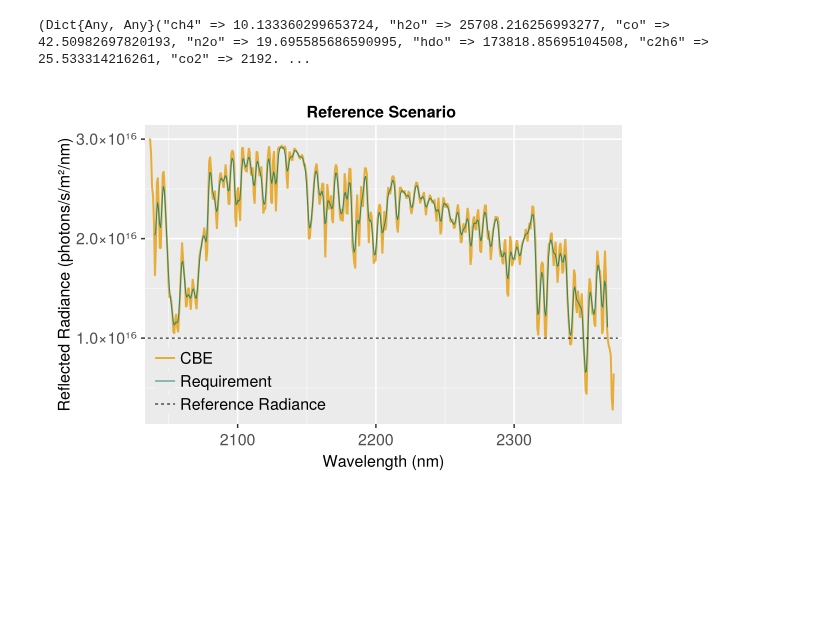
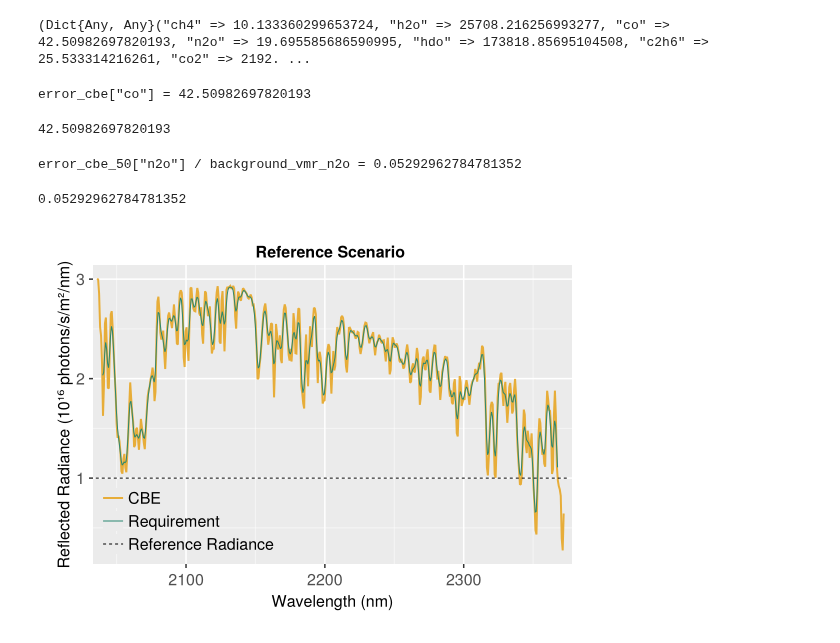
Before and after one commit to Carbon-I/CarbonI, a Jupyter notebook: src/notebooks/Level1-Req-5.ipynb, the cells around one changed output. Cells and saved outputs as stored; diff of their text form; code cells hidden in the pictures; blank space fills up the shorter version.

```diff
--- a/src/notebooks/Level1-Req-5.ipynb
+++ b/src/notebooks/Level1-Req-5.ipynb
@@ -133,19 +138,34 @@ error_req, F_req = calc_rel_error(req_specs, x_req, solarIrr_req, refl_req, scen
 error_cbe, F_cbe = calc_rel_error(cbe_specs, x_cbe, solarIrr_cbe, refl_req, scenario.sza, σ_matrix_cbe, profile_cbe, h_cbe, ins_cbe, Sₐ_cbe, return_F=true)
 # %% [output]
 (Dict{Any, Any}("ch4" => 10.133360299653724, "h2o" => 25708.216256993277, "co" => 42.50982697820193, "n2o" => 19.695585686590995, "hdo" => 173818.85695104508, "c2h6" => 25.533314216261, "co2" => 2192. ...
+# %%
+@show error_cbe["co"]
+# %% [output]
+error_cbe["co"] = 42.50982697820193
+42.50982697820193
+# %%
+# Recompute for CBE but at 50m, i.e. 57ms
+ins = InstrumentOperator.createGratingNoiseModel(57.0u"ms", cbe_specs.Pitch, cbe_specs.FPA_quantum_efficiency, cbe_specs.bench_efficiency,
+cbe_specs.Fnumber, 2*cbe_specs.SSI, (cbe_specs.readout_noise), cbe_specs.dark_current);
+error_cbe_50, F_cbe = calc_rel_error(cbe_specs, x_cbe, solarIrr_cbe, refl_req, scenario.sza, σ_matrix_cbe, profile_cbe, h_cbe, ins, Sₐ_cbe, return_F=true)
+@show error_cbe_50["n2o"]/background_vmr_n2o
+# %% [output]
+error_cbe_50["n2o"] / background_vmr_n2o = 0.05292962784781352
+0.05292962784781352
 # %%
 refRadiance = 1.0e16 # in photons/s/m²/nm
 from_w_to_photons = 5.03e12
-f = Figure(resolution=(600,400))
-ax = Axis(f[1,1], xlabel="Wavelength (nm)", ylabel="Reflected Radiance (photons/s/m²/nm)",  title="Reference Scenario ")
-lines!(ax, cbe_specs.instrument_wl,F_cbe * from_w_to_photons .* cbe_specs.instrument_wl, color=CarbonI_colors[1], linewidth=2, label="CBE")
-lines!(ax, req_specs.instrument_wl,F_req * from_w_to_photons .* req_specs.instrument_wl, color=CarbonI_colors[3], linewidth=1, label="Requirement")
-lines!(ax, [2035,2375], [refRadiance,refRadiance], color=:black, linestyle=:dash, linewidth=1, label="Reference Radiance")
+f = Figure(resolution=(550,400))
+ax = Axis(f[1,1], xlabel="Wavelength (nm)", ylabel="Reflected Radiance (10¹⁶ photons/s/m²/nm)",  title="Reference Scenario ")
+lines!(ax, cbe_specs.instrument_wl,F_cbe * from_w_to_photons .* cbe_specs.instrument_wl/1e16, color=CarbonI_colors[1], linewidth=2, label="CBE")
+lines!(ax, req_specs.instrument_wl,F_req * from_w_to_photons .* req_specs.instrument_wl/1e16, color=CarbonI_colors[3], linewidth=1, label="Requirement")
+lines!(ax, [2035,2375], [refRadiance/1e16,refRadiance/1e16], color=:black, linestyle=:dash, linewidth=1, label="Reference Radiance")
 xlims!(ax, 2033, 2378)
 axislegend(ax,position = :lb)
+save("../../plots/final/Level1-4-BaselineScenario.pdf",f)
 f
 # %% [output]
-[figure, old version]
+[figure, new version]
 # %%
 # Now vary total efficiency at two different readout noise levels:
 
```
Also changed, not shown: parts of 7 cells of this notebook, 4 other files.
